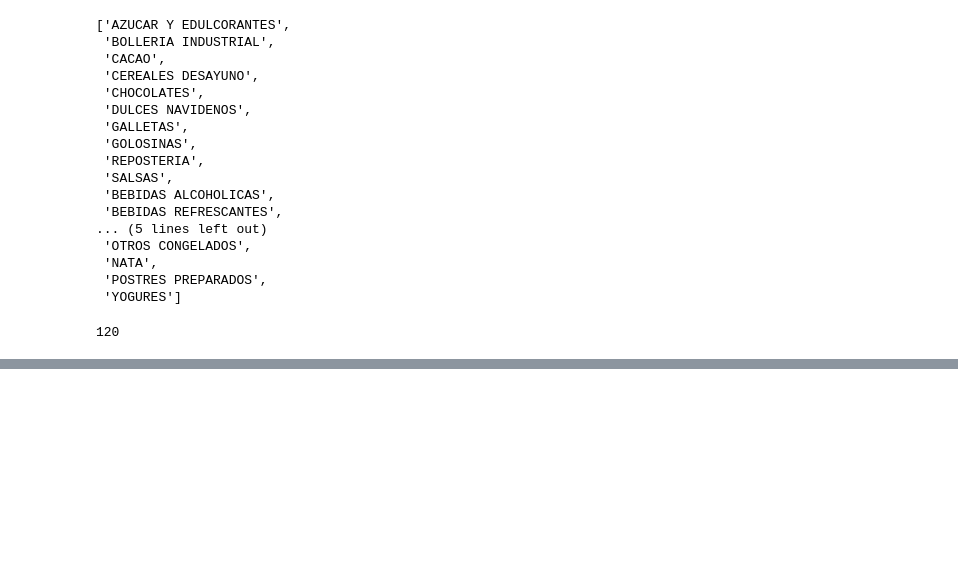
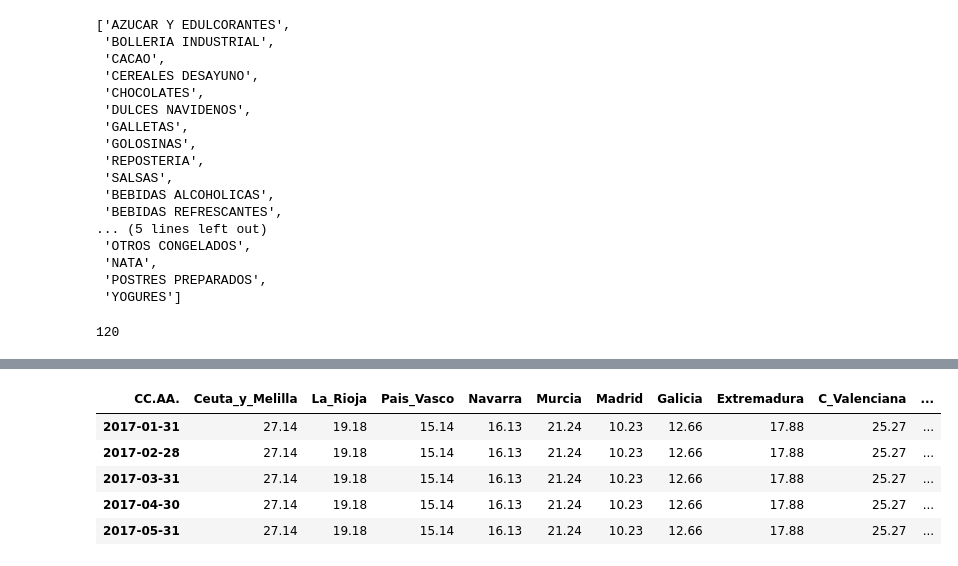
Before and after one commit to jftamaral/DSC-TFM-ImpactoAlimentacionSaludPersonas, a Jupyter notebook: TFM - Impacto de la alimentación sobre la salud de las personas.ipynb, the cells around one changed output, grey strips where cells are left out. Cells and saved outputs as stored; diff of their text form; code cells hidden in the pictures; blank space fills up the shorter version.

```diff
--- a/TFM - Impacto de la alimentación sobre la salud de las personas.ipynb
+++ b/TFM - Impacto de la alimentación sobre la salud de las personas.ipynb
@@ -118,2 +128,3 @@ PATH_ENFERMEDADES = './data/enfermedades/'
 # %%
-df_diabetes = pd.read_excel(PATH_ENFERMEDADES + 'diabetes.xlsx', skiprows=1)
+# Creamos el DataFrame con los datos de la tasa de muertes por comunidades
+df_muertos_diabetes = pd.read_excel(PATH_ENFERMEDADES + 'diabetes.xlsx', skiprows=1)
@@ -277,0 +306,25 @@ fig.show()
+# %%
+# Eliminamos el año 2016
+df_muertos_diabetes.drop(['2016'], axis=1, inplace=True)
+
+# Establecemos la CCAA como indice y transponemos la tabla
+df_muertos_diabetes = df_muertos_diabetes.set_index('CC.AA.').T
+
+# Cambiamos el index a Datetime
+df_muertos_diabetes.index = pd.to_datetime(df_muertos_diabetes.index, format="%Y")
+
+# Cambiamos la granularida a mensual con un backfill
+df_muertos_diabetes = df_muertos_diabetes.resample('M').bfill()
+
+# Eliminamos las 3 ultimas filas para que el último dato sea de Octubre de 2019, igual que los datos de consumos
+df_muertos_diabetes.drop(df_muertos_diabetes.tail(3).index , axis=0, inplace=True)
+
+# Mostramos el resultado de nuestro dataset
+df_muertos_diabetes.head()
+# %% [output]
+| CC.AA. | Ceuta_y_Melilla | La_Rioja | Pais_Vasco | Navarra | Murcia | Madrid | Galicia | Extremadura | C_Valenciana | ... |
+| 2017-01-31 | 27.14 | 19.18 | 15.14 | 16.13 | 21.24 | 10.23 | 12.66 | 17.88 | 25.27 | ... |
+| 2017-02-28 | 27.14 | 19.18 | 15.14 | 16.13 | 21.24 | 10.23 | 12.66 | 17.88 | 25.27 | ... |
+| 2017-03-31 | 27.14 | 19.18 | 15.14 | 16.13 | 21.24 | 10.23 | 12.66 | 17.88 | 25.27 | ... |
+| 2017-04-30 | 27.14 | 19.18 | 15.14 | 16.13 | 21.24 | 10.23 | 12.66 | 17.88 | 25.27 | ... |
+| 2017-05-31 | 27.14 | 19.18 | 15.14 | 16.13 | 21.24 | 10.23 | 12.66 | 17.88 | 25.27 | ... |
```
Also changed, not shown: parts of 35 cells of this notebook.
